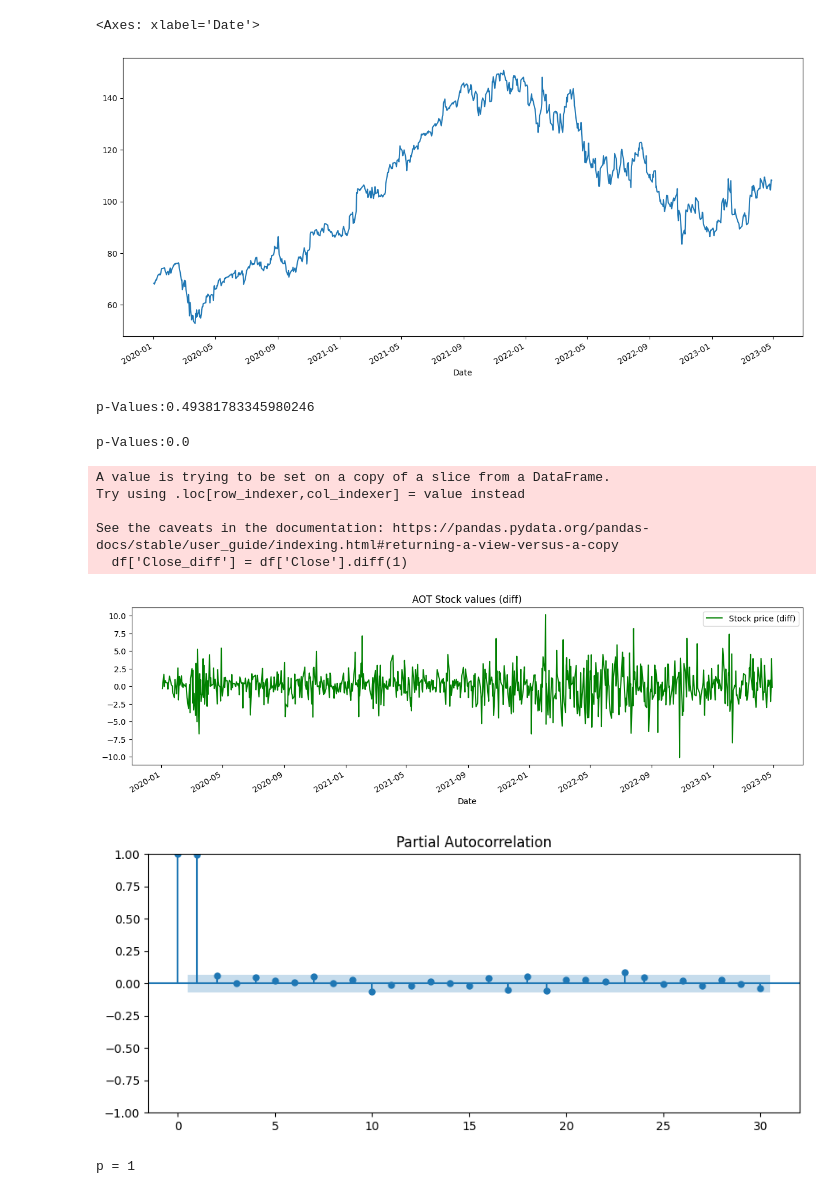
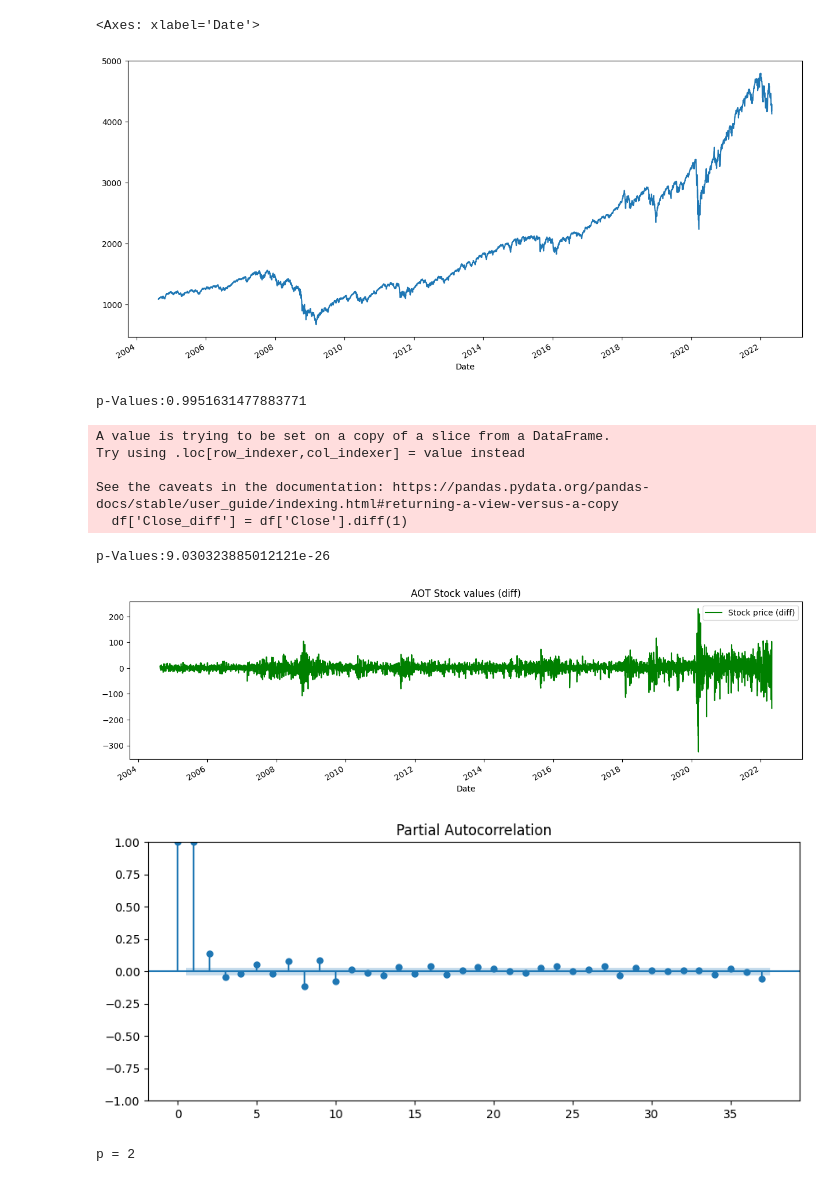
Before and after one commit to gri11/stonk, a Jupyter notebook: playground/arima.ipynb, the cells around one changed output. Saved outputs shown, nothing was run; the diff lists cells and outputs as text; code cells hidden in the pictures.

```diff
--- a/playground/arima.ipynb
+++ b/playground/arima.ipynb
@@ -1,37 +1,37 @@
 # %%
 import yfinance as yf
 from matplotlib import pyplot as plt
 import pandas as pd
 
 # ticker_symbol = 'GOOG'
 # data = yf.download(ticker_symbol, start='2010-01-01', end='2024-01-01')
 
 # data = pd.read_csv('../data/GOOG.csv', index_col='Date', parse_dates=True)
-start = "2020-01-01"
-test_start = "2023-05-01"
+start = "2004-08-19"
+test_start = "2022-05-01"
 interval = "1d"
-goog = yf.Ticker('GOOG')
+gspc = yf.Ticker("^GSPC")
 
-data = goog.history(start=start, interval=interval, end=test_start)
+data = gspc.history(start=start, interval=interval, end=test_start)
 data = data.dropna()
 
 # # train test split
 # df = data[['Close']][:'2022']
 # df_test = data[['Close']]['2022':]
 
 
 df = data[['Close']]
 df['Close'].plot(figsize=(15, 7))
 # %% [output]
 <Axes: xlabel='Date'>
-[figure, old version]
+[figure, new version]
 # %%
 from statsmodels.tsa.stattools import adfuller
 
 adf_res = adfuller(df['Close'], autolag = 'AIC')
 print('p-Values:' + str(adf_res[1]))
 # %% [output]
-p-Values:0.49381783345980246
+p-Values:0.9951631477883771
 # %%
 df['Close_diff'] = df['Close'].diff(1)
 df['Close_diff'].plot(color = 'green', figsize = (15,4))
@@ -41,13 +41,13 @@ plt.title('AOT Stock values (diff)')
 adf_res = adfuller(df['Close_diff'].dropna(), autolag = 'AIC')
 print('p-Values:' + str(adf_res[1]))
 # %% [output]
-p-Values:0.0
+A value is trying to be set on a copy of a slice from a DataFrame.
+Try using .loc[row_indexer,col_indexer] = value instead
+
+See the caveats in the documentation: https://pandas.pydata.org/pandas-docs/stable/user_guide/indexing.html#returning-a-view-versus-a-copy
+  df['Close_diff'] = df['Close'].diff(1)
-A value is trying to be set on a copy of a slice from a DataFrame.
-Try using .loc[row_indexer,col_indexer] = value instead
-
-See the caveats in the documentation: https://pandas.pydata.org/pandas-docs/stable/user_guide/indexing.html#returning-a-view-versus-a-copy
-  df['Close_diff'] = df['Close'].diff(1)
+p-Values:9.030323885012121e-26
-[figure, old version]
+[figure, new version]
 # %%
 from statsmodels.graphics.tsaplots import  plot_pacf
 from statsmodels.tsa.stattools import pacf
@@ -56,7 +56,7 @@ plt.rcParams.update({'figure.figsize':(10,4)})
 plot_pacf(df['Close'].dropna(), method = 'ols')
 df_pacf = pacf(df['Close'].dropna(), method = 'ols')
 # %% [output]
-[figure, old version]
+[figure, new version]
 # %%
 import numpy as np
 
@@ -65,7 +65,7 @@ for i in range(0, len(df_pacf)):
         print('p =',i - 1)
         break
 # %% [output]
-p = 1
+p = 2
 # %%
 
 #Moving Average (q)
```
Also changed, not shown: parts of 15 cells of this notebook.
